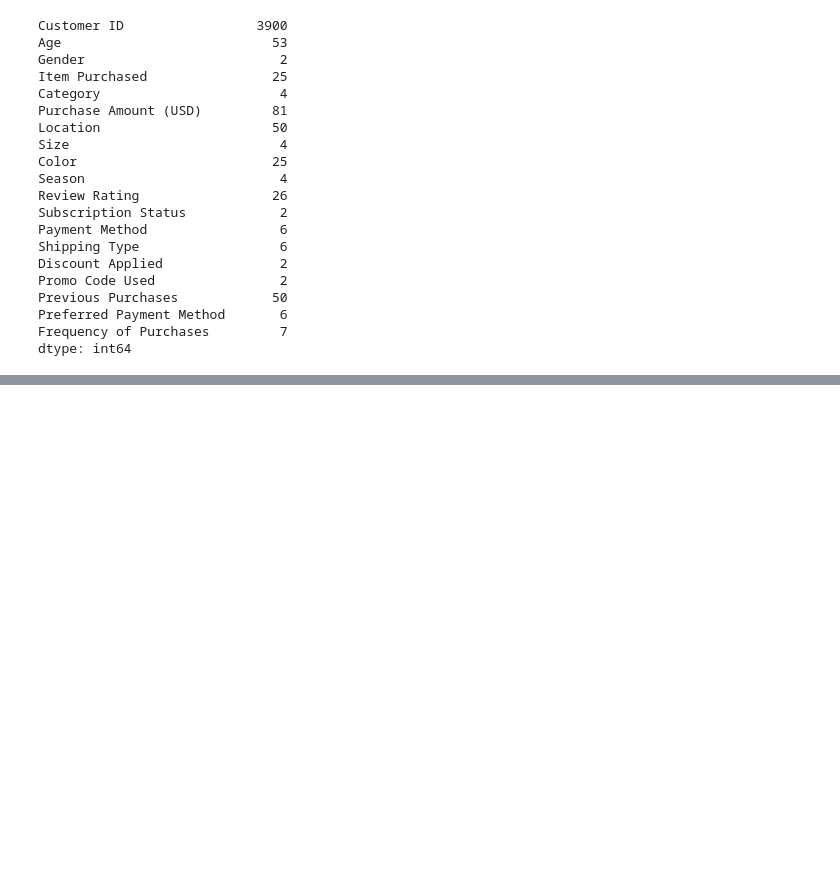
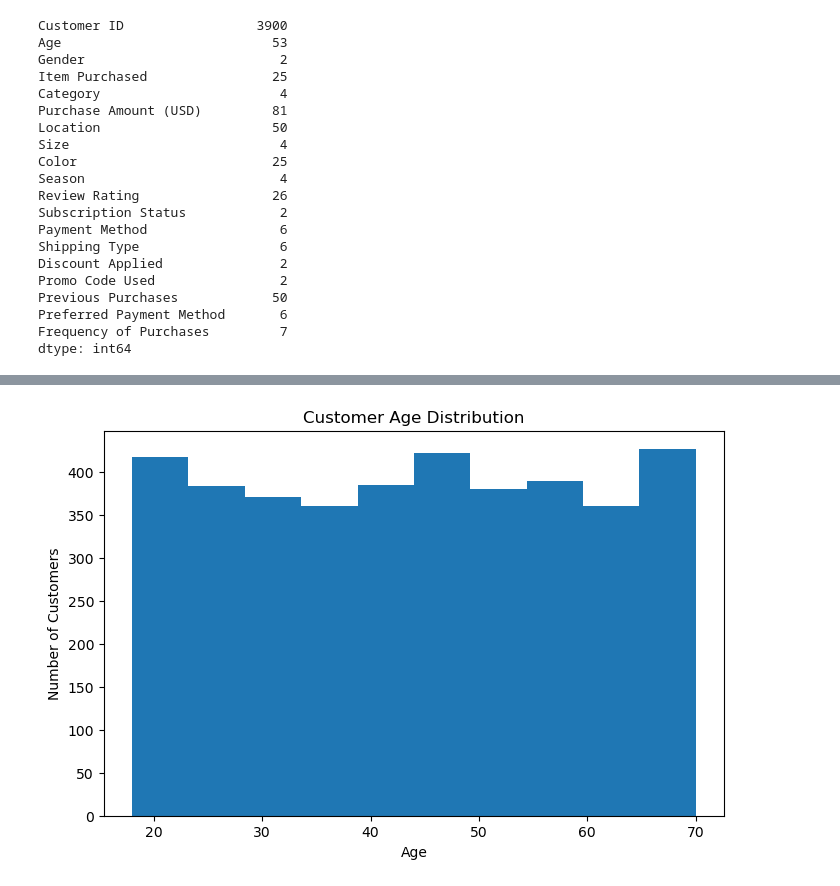
Before and after one commit to kalaranjani-a/customer-shopping-behavior-analysis, a Jupyter notebook: notebooks/customer_shopping_analysis.ipynb, the cells around one changed output, grey strips where cells are left out. Cells and saved outputs as stored; diff of their text form; code cells hidden in the pictures; blank space fills up the shorter version.

```diff
--- a/notebooks/customer_shopping_analysis.ipynb
+++ b/notebooks/customer_shopping_analysis.ipynb
@@ -200,0 +401,12 @@ df.sample(10)
+# %%
+plt.figure(figsize=(8,5))
+plt.hist(df["Age"], bins=10)
+plt.title("Customer Age Distribution")
+plt.xlabel("Age")
+plt.ylabel("Number of Customers")
+
+plt.savefig("../images/customer_age_distribution.png", dpi=300)
+
+plt.show()
+# %% [output]
+[figure, added]
```
Also changed, not shown: parts of 19 cells of this notebook, 2 other files.
